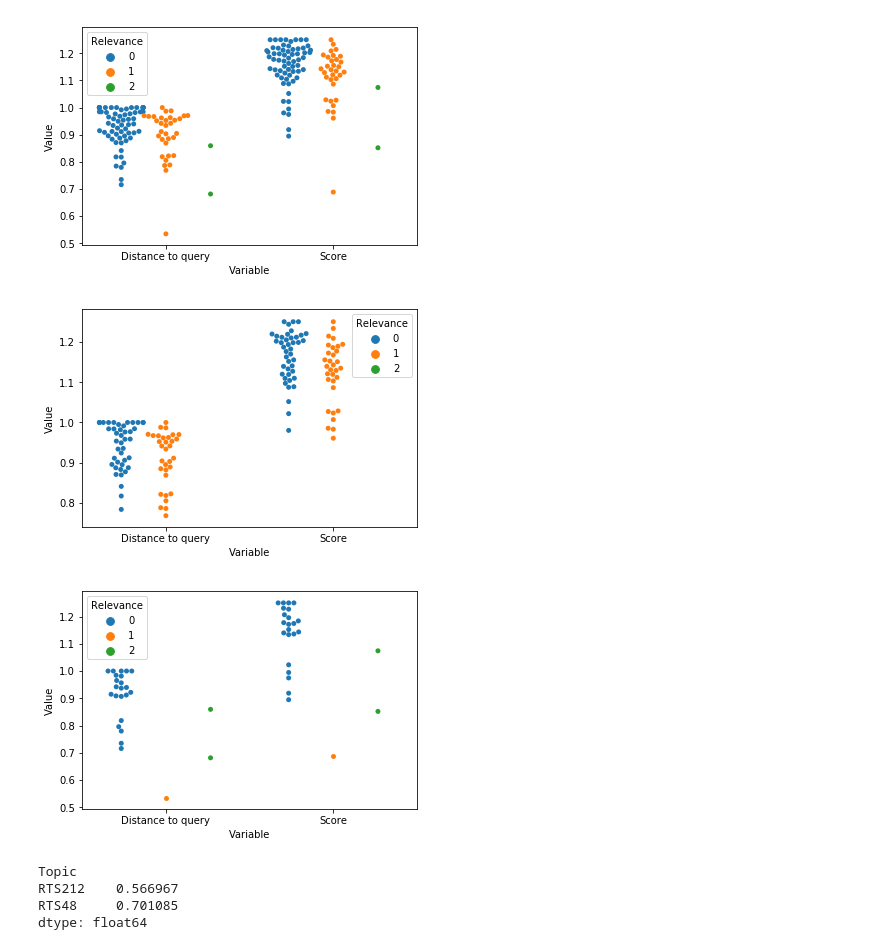
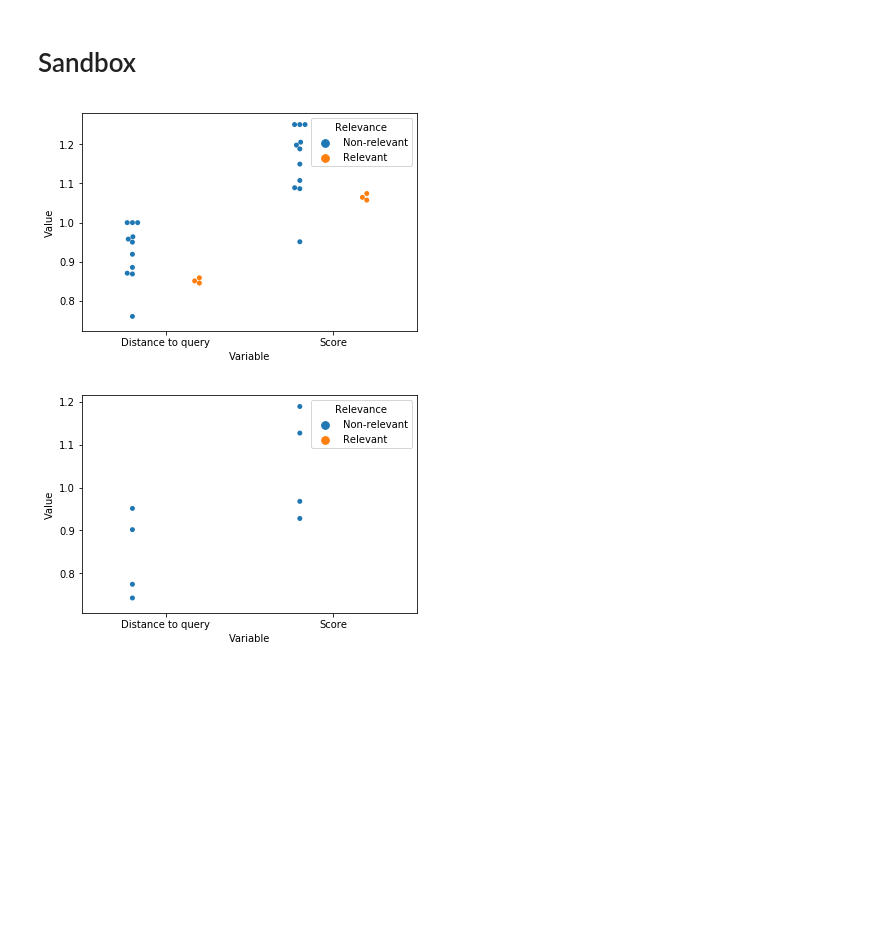
Before and after one commit to dimazest/flock, a Jupyter notebook: rocchio.ipynb, the cells around one changed output. Saved outputs shown, nothing was run; the diff lists cells and outputs as text; code cells hidden in the pictures; blank space fills up the shorter version.

```diff
--- a/rocchio.ipynb
+++ b/rocchio.ipynb
@@ -39,14 +39,13 @@ qrels = pd.read_csv(
     squeeze=True,
 ).unstack('topic')
 
-qrels = qrels[['RTS212', 'RTS48']]
+# qrels = qrels[['RTS212', 'RTS48']]
 
 qrels = pd.concat([qrels], axis=1, keys=['Relevance'])
 # %%
 point = pd.read_csv(
     'eval/RTS17/gundog/ngram-length(3)_keep-spam(0)_language(en)_extract-retweets(0)'
     '_keep-retweets(1)_negative-distance-threshold(0.8).point',
-#     sep=' ',
     names=[
         'Topic', 'tweet_id',
         'Distance to query',
@@ -60,9 +59,12 @@ point = pd.read_csv(
     low_memory=False,
 ).dropna()
 
-point['Time'] = point['Time'].cummax()
+point.sort_values(by=['Time', 'tweet_id', 'Topic'], inplace=True)
 
-point = point.set_index(['Time', 'tweet_id', 'Topic']).unstack('Topic')
+point.drop_duplicates(subset=['tweet_id', 'Topic'], inplace=True)
+point.set_index(['Time', 'tweet_id', 'Topic'], inplace=True)
+
+point = point.unstack('Topic')
 
 # point = pd.concat([point], axis=1, keys=['Point'])
 
@@ -74,4 +76,6 @@ point = point.merge(
 point.columns.names = 'Variable', 'Topic'
 
 point.size
+
+# point.head()
 # %% [output]
@@ -138,0 +119,26 @@ distance_score = (
+# %%
+distance_score = (
+    point[['Distance to query', 'Score', 'Relevance', 'retrieve']]
+    .stack(['Topic'])
+    .set_index(['retrieve'] , append=True)
+    .dropna(subset=['Relevance'])
+    .set_index('Relevance', append=True)
+    .stack().to_frame('Value')
+    .reset_index()
+    .set_index(['Topic', 'tweet_id'])
+)
+distance_score = distance_score[distance_score['Relevance'] >= 0]
+distance_score['Relevance'] = distance_score['Relevance'] > 0
+
+distance_score.loc[distance_score['Relevance'] > 0, 'Relevance'] = 'Relevant'
+distance_score.loc[distance_score['Relevance'] == 0, 'Relevance'] = 'Non-relevant'
+
+distance_score['Error'] = distance_score.apply(
+    lambda r: {
+        ('Relevant', True): 'TP',
+        ('Relevant', False): 'FN',
+        ('Non-relevant', True): 'FP',
+        ('Non-relevant', False): 'TN',
+    }[r['Relevance'], r['retrieve'] if r['Variable'] == 'Score' else r['Value'] < 0.8],
+    axis='columns',
+)
@@ -139,29 +194,22 @@ distance_score = (
+# %% [markdown]
+# Sandbox
 # %%
 sns.swarmplot(
-    data=distance_score, x='Variable', y='Value',hue='Relevance', hue_order=[0, 1, 2], dodge=True,
+    data=distance_score.loc['RTS212'], x='Variable', y='Value',
+    hue='Relevance', hue_order=['Non-relevant', 'Relevant'],
+    dodge=True,
 );
 # %% [output]
-[figure, old version]
+[figure, new version]
 # %%
 sns.swarmplot(
-    data=distance_score.loc['RTS212'], x='Variable', y='Value', hue='Relevance', hue_order=[0, 1, 2], dodge=True
+    data=distance_score.loc['RTS48'], x='Variable', y='Value',
+    hue='Relevance', hue_order=['Non-relevant', 'Relevant'],
+    dodge=True,
 );
 # %% [output]
-[figure, old version]
+[figure, new version]
-# %%
-sns.swarmplot(
-    data=distance_score.loc['RTS48'], x='Variable', y='Value', hue='Relevance', hue_order=[0, 1, 2], dodge=True
-);
-# %% [output]
-[figure, removed]
 # %%
 # point[['Distance to query', 'Score']].cummin().plot(use_index=False);
 # %%
 # point[['Distance to query', 'Score']].rolling(1_000_000, min_periods=1).min().plot(use_index=False);
-# %%
-point['Distance to query'].corrwith(point['Score'])
-# %% [output]
-Topic
-RTS212    0.566967
-RTS48     0.701085
-dtype: float64
```
Also changed, not shown: parts of 18 cells of this notebook.
